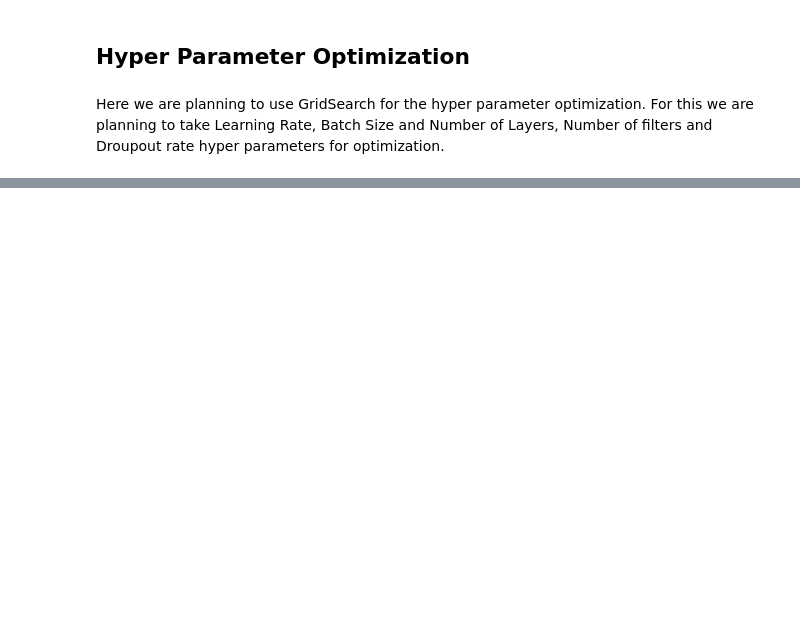
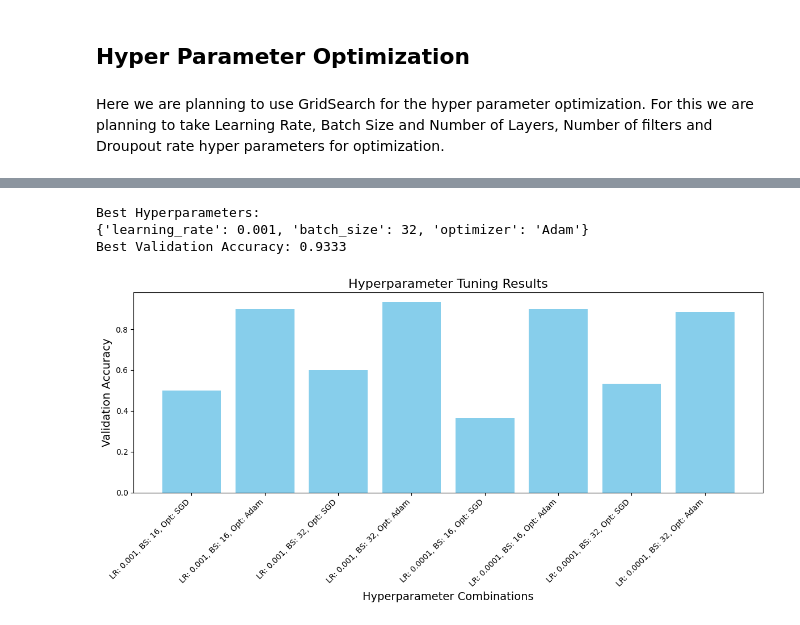
Before and after one commit to MariumWaseem1/INM702, a Jupyter notebook: Task 2.ipynb, the cells around one changed output, grey strips where cells are left out. Cells and saved outputs as stored; diff of their text form; code cells hidden in the pictures; blank space fills up the shorter version.

Commit message:
Hyperparameter tuning

```diff
--- a/Task 2.ipynb
+++ b/Task 2.ipynb
@@ -461,3 +465,17 @@ Test Accuracy: 91.33%
 # %% [markdown]
 Here we are planning to use GridSearch for the hyper parameter optimization.
 For this we are planning to take Learning Rate, Batch Size and Number of Layers, Number of filters and Droupout rate hyper parameters for optimization.
+# %%
+"""
+Defining the hyperparameters values.
+"""
+learning_rates = [0.001, 0.0001]
+batch_sizes = [16, 32]
+optimizers = ['SGD', 'Adam']
+# %%
+"""
+Flags to store results
+"""
+results = []
+best_hyperparams = None
+best_validation_accuracy = 0
@@ -463,0 +554,27 @@ For this we are planning to take Learning Rate, Batch Size and Number of Layers,
+# %%
+"""
+Visualizing the hyparparameter tunning results.
+"""
+print("Best Hyperparameters:")
+print(best_hyperparams)
+print(f"Best Validation Accuracy: {best_validation_accuracy:.4f}")
+
+# Plotting results
+hyperparameter_labels = [
+    f"LR: {r[0]}, BS: {r[1]}, Opt: {r[2]}" for r in results]
+validation_accuracies = [r[3] for r in results]
+
+plt.figure(figsize=(12, 6))
+plt.bar(hyperparameter_labels, validation_accuracies, color='skyblue')
+plt.xlabel('Hyperparameter Combinations', fontsize=14)
+plt.ylabel('Validation Accuracy', fontsize=14)
+plt.title('Hyperparameter Tuning Results', fontsize=16)
+plt.xticks(rotation=45, ha='right')
+plt.tight_layout()
+plt.savefig('./plots/hyperparameter_tuning_results.png')
+plt.show()
+# %% [output]
+Best Hyperparameters:
+{'learning_rate': 0.001, 'batch_size': 32, 'optimizer': 'Adam'}
+Best Validation Accuracy: 0.9333
+[figure, added]
```
Also changed, not shown: parts of 15 cells of this notebook, 3 other files.
